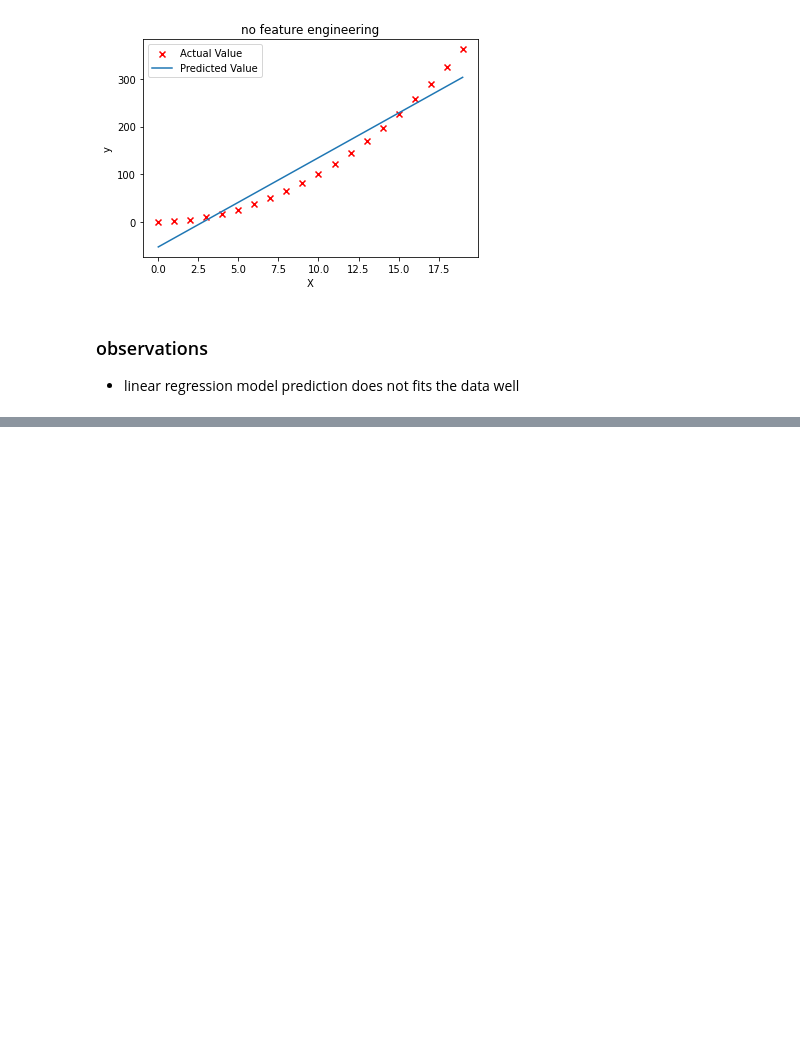
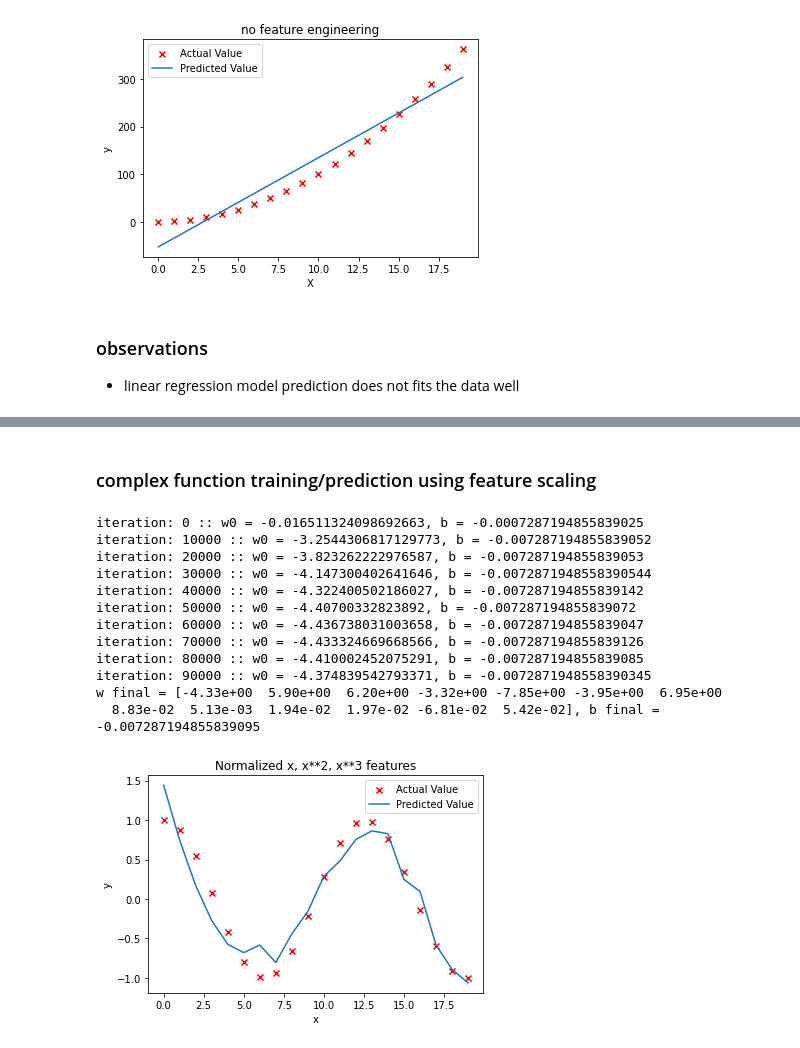
Before and after one commit to anikettrivedi/ml-ai, a Jupyter notebook: 02_linear_regression/02_07_feature_engineering.ipynb, the cells around one changed output, grey strips where cells are left out. Drawn from its saved outputs; the diff is of its cells as text; code cells hidden in the pictures; blank space fills up the shorter version.

```diff
--- a/02_linear_regression/02_07_feature_engineering.ipynb
+++ b/02_linear_regression/02_07_feature_engineering.ipynb
@@ -87,0 +208,38 @@ w0 final = 1.0041749387228514, b final = [0.04896444]
+# %% [markdown]
+### complex function training/prediction using feature scaling
+# %%
+x = np.arange(0,20,1)
+y = np.cos(x/2)
+
+X = np.c_[x, x**2, x**3,x**4, x**5, x**6, x**7, x**8, x**9, x**10, x**11, x**12, x**13]
+X,_,_ = zscore_normalize_features(X)
+# %%
+w = np.array([0, 0, 0, 0, 0, 0, 0, 0, 0, 0, 0, 0, 0])
+b = 0
+alpha = 1e-1
+iterations = 100000
+
+model_w,model_b,J_hist,w0_hist,b_hist = gradient_descent(X, y, w, b, compute_cost, compute_gradient, alpha, iterations)
+
+plt.scatter(x, y, marker='x', c='r', label="Actual Value");
+plt.title("Normalized x, x**2, x**3 features")
+
+plt.plot(x, np.dot(X,model_w) + model_b, label="Predicted Value");
+plt.xlabel("x");
+plt.ylabel("y");
+plt.legend();
+plt.show()
+# %% [output]
+iteration: 0 :: w0 = -0.016511324098692663, b = -0.0007287194855839025
+iteration: 10000 :: w0 = -3.2544306817129773, b = -0.007287194855839052
+iteration: 20000 :: w0 = -3.823262222976587, b = -0.007287194855839053
+iteration: 30000 :: w0 = -4.147300402641646, b = -0.0072871948558390544
+iteration: 40000 :: w0 = -4.322400502186027, b = -0.007287194855839142
+iteration: 50000 :: w0 = -4.40700332823892, b = -0.007287194855839072
+iteration: 60000 :: w0 = -4.436738031003658, b = -0.007287194855839047
+iteration: 70000 :: w0 = -4.433324669668566, b = -0.007287194855839126
+iteration: 80000 :: w0 = -4.410002452075291, b = -0.007287194855839085
+iteration: 90000 :: w0 = -4.374839542793371, b = -0.0072871948558390345
+w final = [-4.33e+00  5.90e+00  6.20e+00 -3.32e+00 -7.85e+00 -3.95e+00  6.95e+00
+  8.83e-02  5.13e-03  1.94e-02  1.97e-02 -6.81e-02  5.42e-02], b final = -0.007287194855839095
+[figure, added]
```
Also changed, not shown: parts of 14 cells of this notebook, 3 other files.
